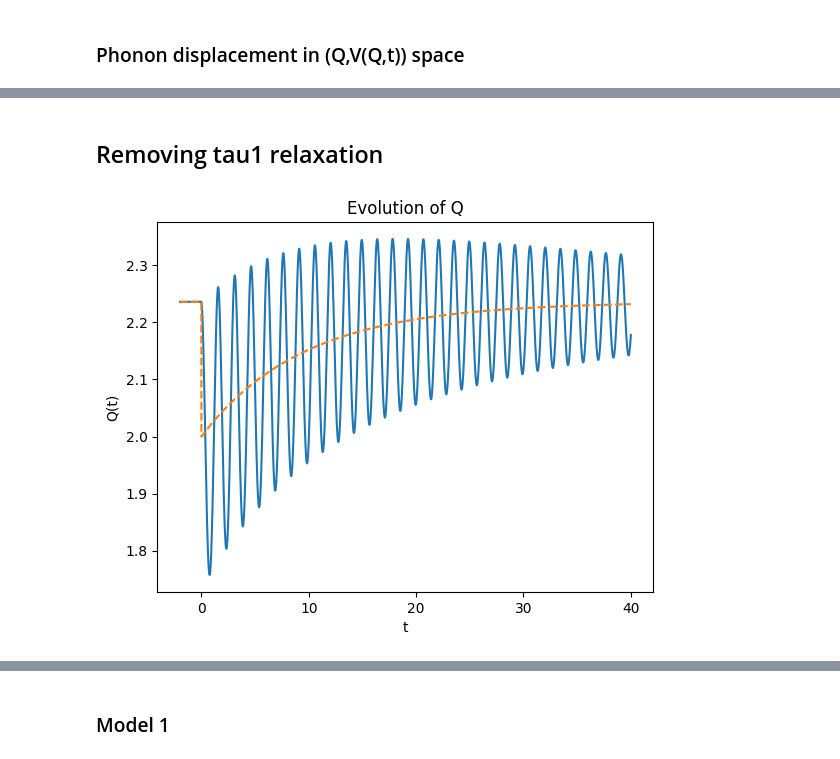
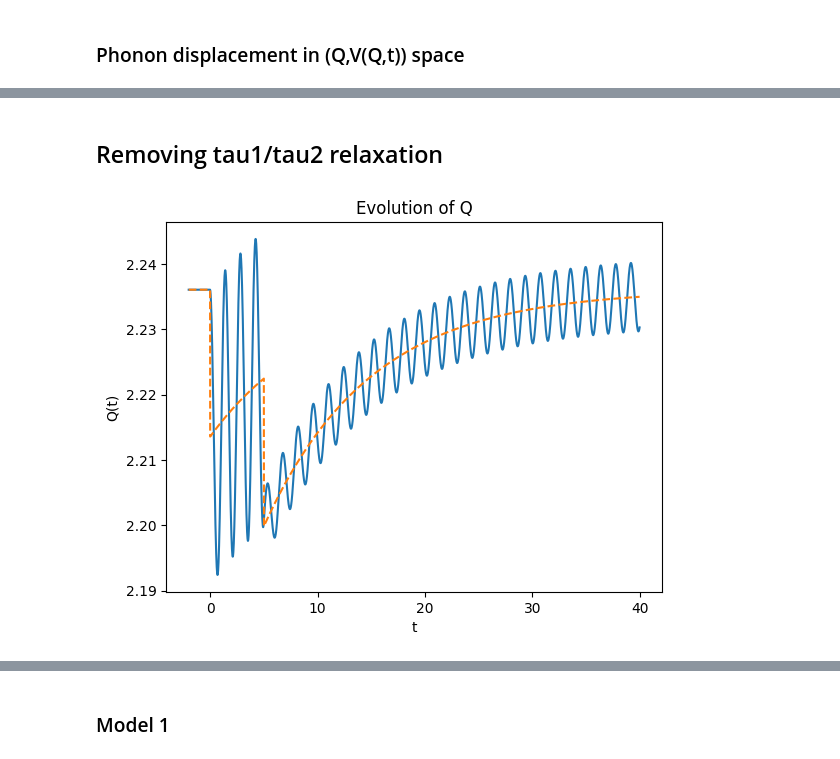
Before and after one commit to VictorC-dot/GeTe_Spectro_Simulation, a Jupyter notebook: Model_2D_Spectro.ipynb, the cells around one changed output, grey strips where cells are left out. Saved outputs shown, nothing was run; the diff lists cells and outputs as text; code cells hidden in the pictures.

```diff
--- a/Model_2D_Spectro.ipynb
+++ b/Model_2D_Spectro.ipynb
@@ -203,2 +206,2 @@ plt.show()
 # %% [markdown]
-## Removing tau1 relaxation
+## Removing tau1/tau2 relaxation
@@ -205,20 +228,19 @@ plt.show()
 # %%
 ### We first get rid of the second pulse to simplify the fitting
-params["a_2"] = 0
+# params["a_2"] = 0
 
+### Reset params
+params = init_params()
 t,Q,Q0 = compute1()
 
 plt.figure()
 plt.plot(t, Q)
 plt.plot(t, Q0, linestyle='--')
 
 plt.xlabel("t")
 plt.ylabel("Q(t)")
 plt.title("Evolution of Q")
 
 plt.show()
-
-### Reset params
-params = init_params()
 # %% [output]
-[figure, old version]
+[figure, new version]
```
Also changed, not shown: parts of 34 cells of this notebook.
